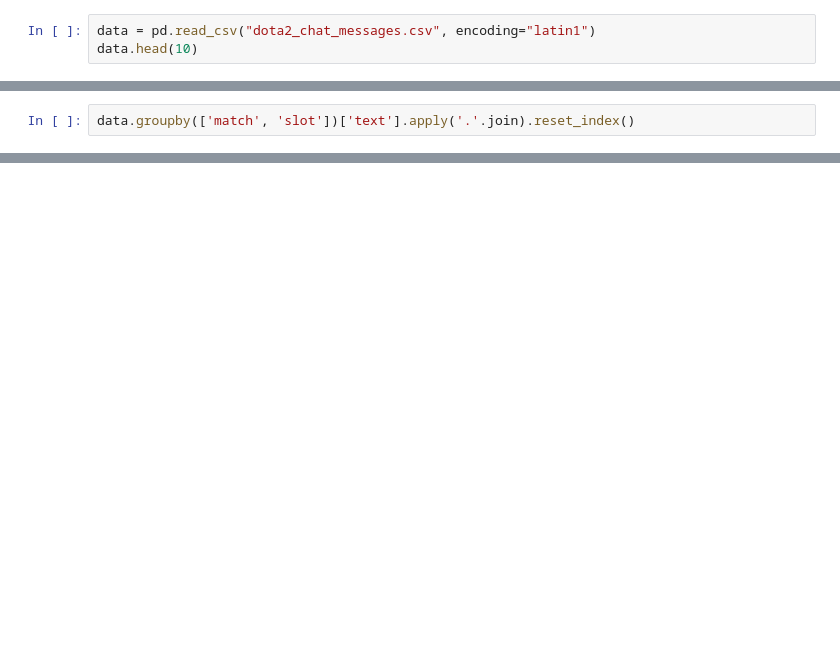
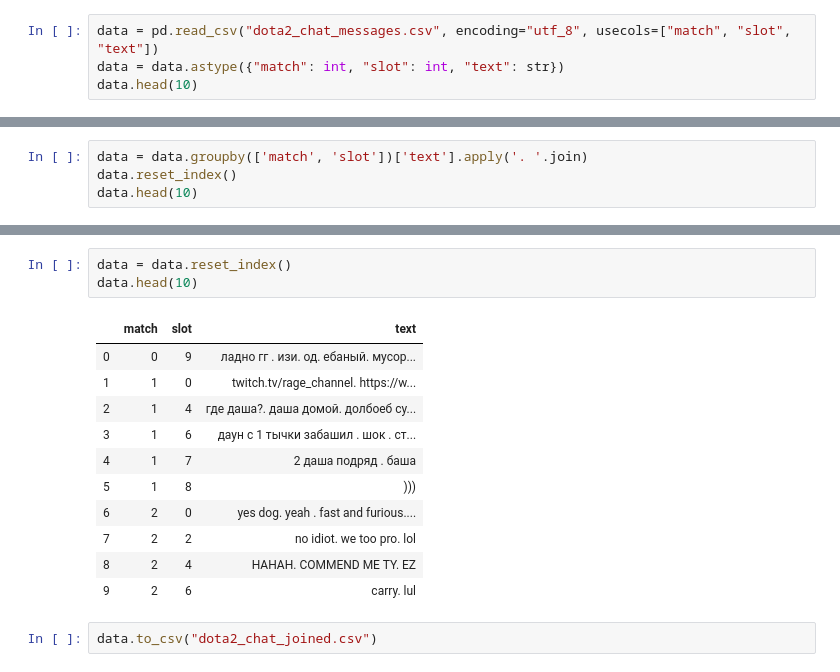
Before and after one commit to isjhar/Dota2ToxicDetection, a Jupyter notebook: TugasBesar.ipynb, the cells around one changed output, grey strips where cells are left out. Cells and saved outputs as stored; diff of their text form; blank space fills up the shorter version.

Commit message:
v1.0 for text classification and word embedding

```diff
--- a/TugasBesar.ipynb
+++ b/TugasBesar.ipynb
@@ -3,4 +33,5 @@ import pandas as pd
 # %%
-data = pd.read_csv("dota2_chat_messages.csv", encoding="latin1")
+data = pd.read_csv("dota2_chat_messages.csv", encoding="utf_8", usecols=["match", "slot", "text"])
+data = data.astype({"match": int, "slot": int, "text": str})
 data.head(10)
 # %% [output]
@@ -18,3 +49,5 @@ data.head(10)
 # %%
-data.groupby(['match', 'slot'])['text'].apply('.'.join).reset_index()
+data = data.groupby(['match', 'slot'])['text'].apply('. '.join)
+data.reset_index()
+data.head(10)
 # %% [output]
@@ -21,0 +66,17 @@ TypeError: sequence item 13: expected str instance, float found
+# %%
+data = data.reset_index()
+data.head(10)
+# %% [output]
+|  | match | slot | text |
+| 0 | 0 | 9 | ладно гг . изи. од. ебаный. мусор... |
+| 1 | 1 | 0 | twitch.tv/rage_channel. https://w... |
+| 2 | 1 | 4 | где даша?. даша домой. долбоеб су... |
+| 3 | 1 | 6 | даун с 1 тычки забашил . шок . ст... |
+| 4 | 1 | 7 | 2 даша подряд . баша |
+| 5 | 1 | 8 | ))) |
+| 6 | 2 | 0 | yes dog. yeah . fast and furious.... |
+| 7 | 2 | 2 | no idiot. we too pro. lol |
+| 8 | 2 | 4 | HAHAH. COMMEND ME TY. EZ |
+| 9 | 2 | 6 | carry. lul |
+# %%
+data.to_csv("dota2_chat_joined.csv")
```
Also changed, not shown: parts of 28 cells of this notebook.
